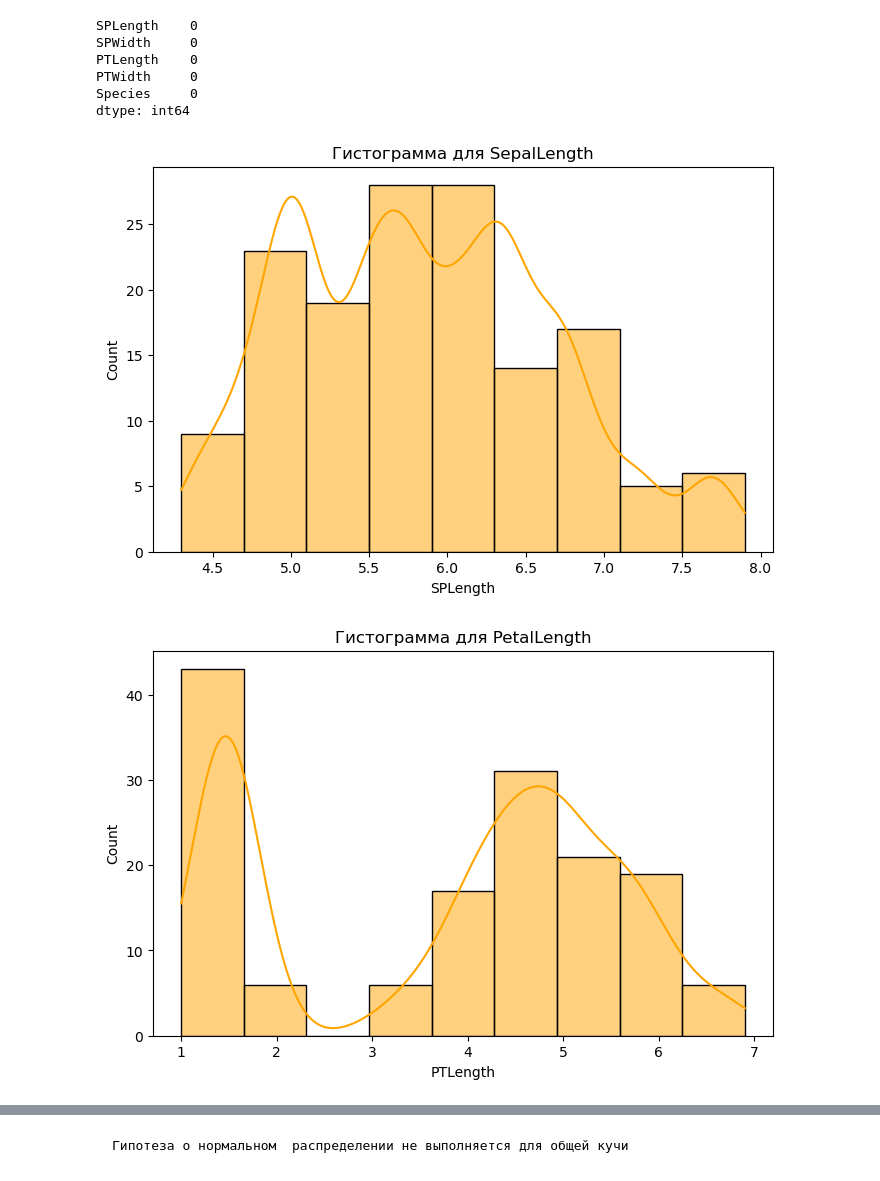
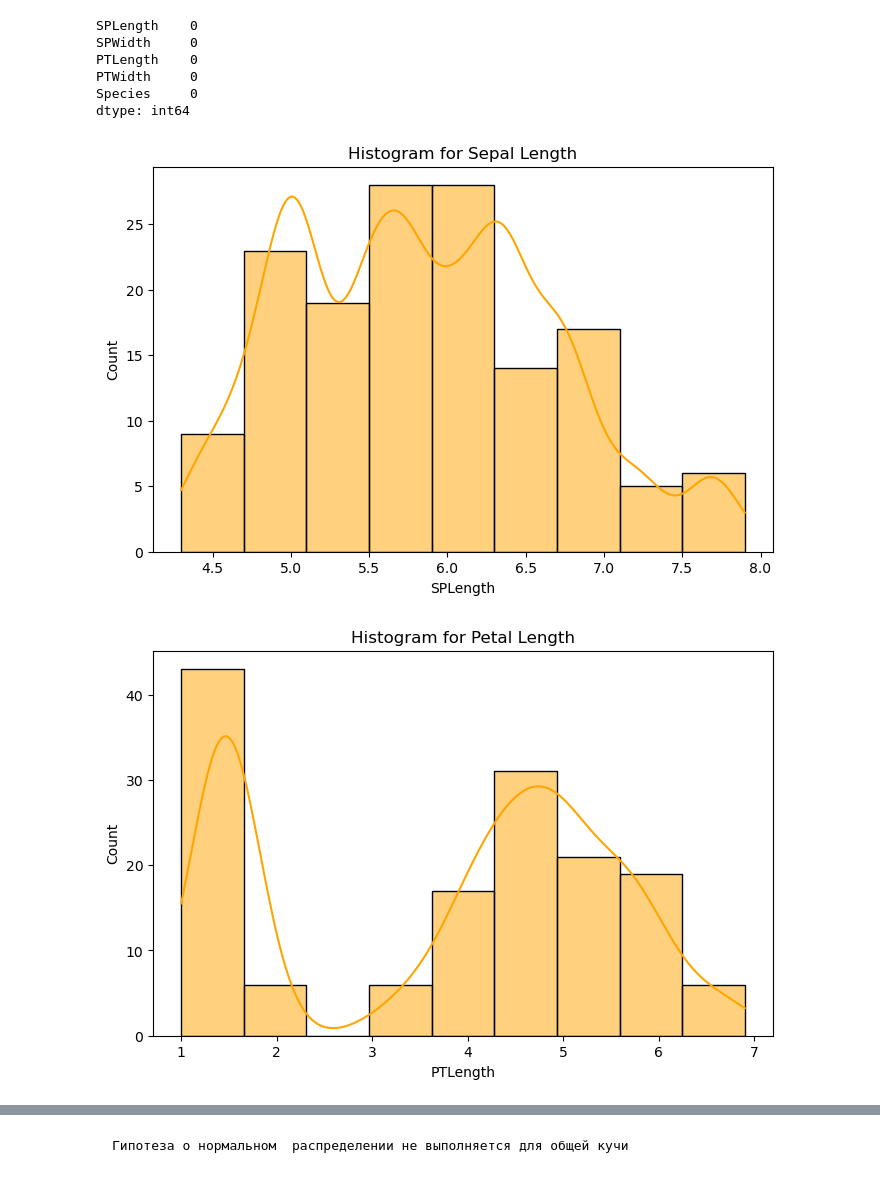
Before and after one commit to YukiTheKilla/math_statistics, a Jupyter notebook: Тема 3. Статистические гипотезы/main_iris2.ipynb, the cells around one changed output, grey strips where cells are left out. Cells and saved outputs as stored; diff of their text form; code cells hidden in the pictures.

```diff
--- a/Тема 3. Статистические гипотезы/main_iris2.ipynb
+++ b/Тема 3. Статистические гипотезы/main_iris2.ipynb
@@ -66,20 +66,21 @@ Species     0
 dtype: int64
 # %%
 plt.figure(figsize=(8, 5))
-sns.histplot(data['SPLength'], kde=True, color='orange',kde_kws={'bw_adjust': 0.5})
-# kde=True добавляет линию плотности
-# dw_adjust настраивает уровень сглаживания kde
-plt.title(f'Гистограмма для SepalLength')
+sns.histplot(data['SPLength'], kde=True, color='orange', kde_kws={'bw_adjust': 0.5})
+# kde=True adds a density line
+# bw_adjust adjusts the level of smoothing for the kde
+plt.title(f'Histogram for Sepal Length')
 plt.show()
+
 plt.figure(figsize=(8, 5))
-sns.histplot(data['PTLength'], kde=True, color='orange',kde_kws={'bw_adjust': 0.5})
-# kde=True добавляет линию плотности
-# dw_adjust настраивает уровень сглаживания kde
-plt.title(f'Гистограмма для PetalLength')
+sns.histplot(data['PTLength'], kde=True, color='orange', kde_kws={'bw_adjust': 0.5})
+# kde=True adds a density line
+# bw_adjust adjusts the level of smoothing for the kde
+plt.title(f'Histogram for Petal Length')
 plt.show()
 # %% [output]
-[figure, old version]
+[figure, new version]
-[figure, old version]
+[figure, new version]
 # %%
 # Shapiro-Wilk
 stat, p = stats.shapiro(df['SPLength'])
```
Also changed, not shown: parts of 6 cells of this notebook, 11 other files.
